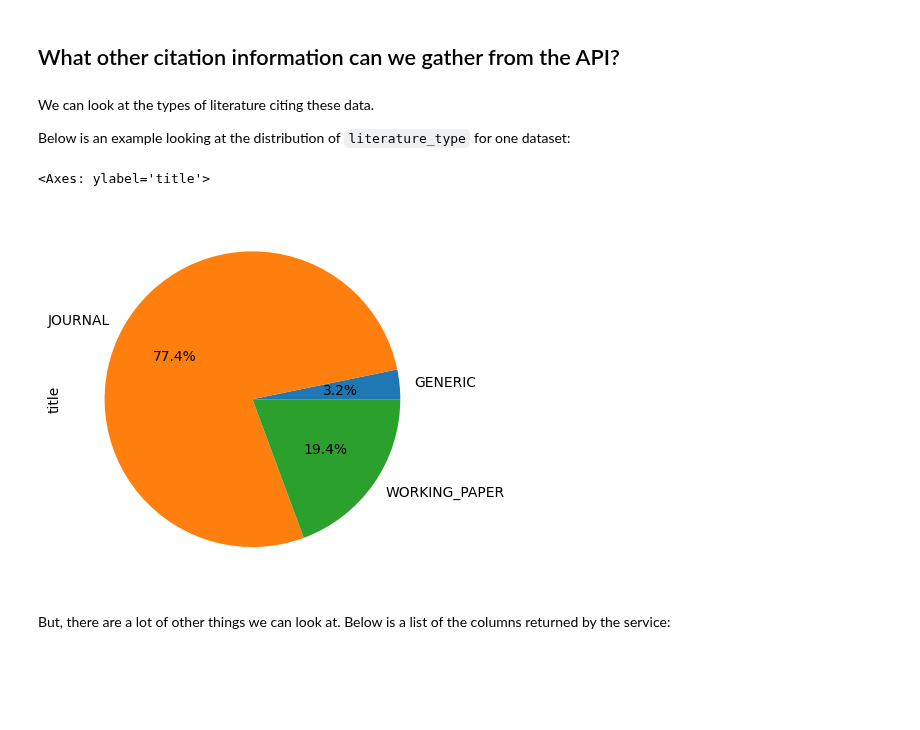
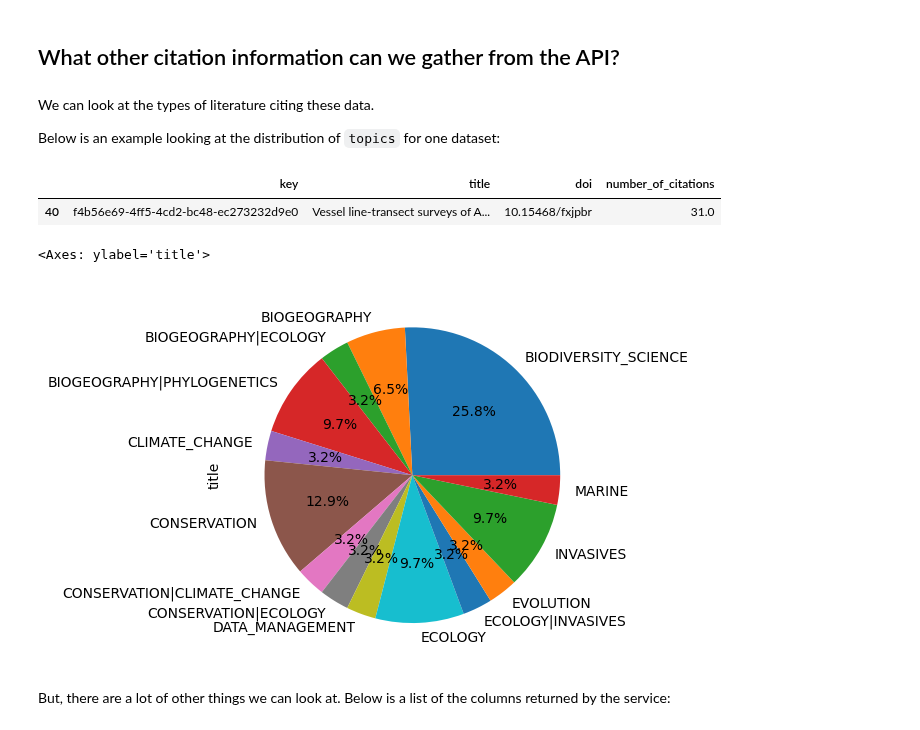
Before and after one commit to MathewBiddle/sandbox, a Jupyter notebook: notebooks/MBON_OBIS_statistics.ipynb, the cells around one changed output. Cells and saved outputs as stored; diff of their text form; code cells hidden in the pictures; blank space fills up the shorter version.

Commit message:
creating pie chart from GBIF for topics

```diff
--- a/notebooks/MBON_OBIS_statistics.ipynb
+++ b/notebooks/MBON_OBIS_statistics.ipynb
@@ -233,14 +233,19 @@ df_gbif['number_of_citations'].sum()
 # %% [markdown]
 We can look at the types of literature citing these data.
 
-Below is an example looking at the distribution of `literature_type` for one dataset:
+Below is an example looking at the distribution of `topics` for one dataset:
+# %%
+df_gbif.loc[df_gbif['key']=='f4b56e69-4ff5-4cd2-bc48-ec273232d9e0']
+# %% [output]
+|  | key | title | doi | number_of_citations |
+| 40 | f4b56e69-4ff5-4cd2-bc48-ec273232d9e0 | Vessel line-transect surveys of A... | 10.15468/fxjpbr | 31.0 |
 # %%
 df2 = pd.read_csv('https://api.gbif.org/v1/literature/export?format=CSV&gbifDatasetKey=f4b56e69-4ff5-4cd2-bc48-ec273232d9e0')
 
-df2.groupby(by='literature_type').count()['title'].plot(kind='pie', autopct='%2.1f%%')
+df2.groupby(by='topics').count()['title'].plot(kind='pie', autopct='%2.1f%%')
 # %% [output]
 <Axes: ylabel='title'>
-[figure, old version]
+[figure, new version]
 # %% [markdown]
 But, there are a lot of other things we can look at. Below is a list of the columns returned by the service:
 # %%
```
Also changed, not shown: parts of 1 cell of this notebook.
